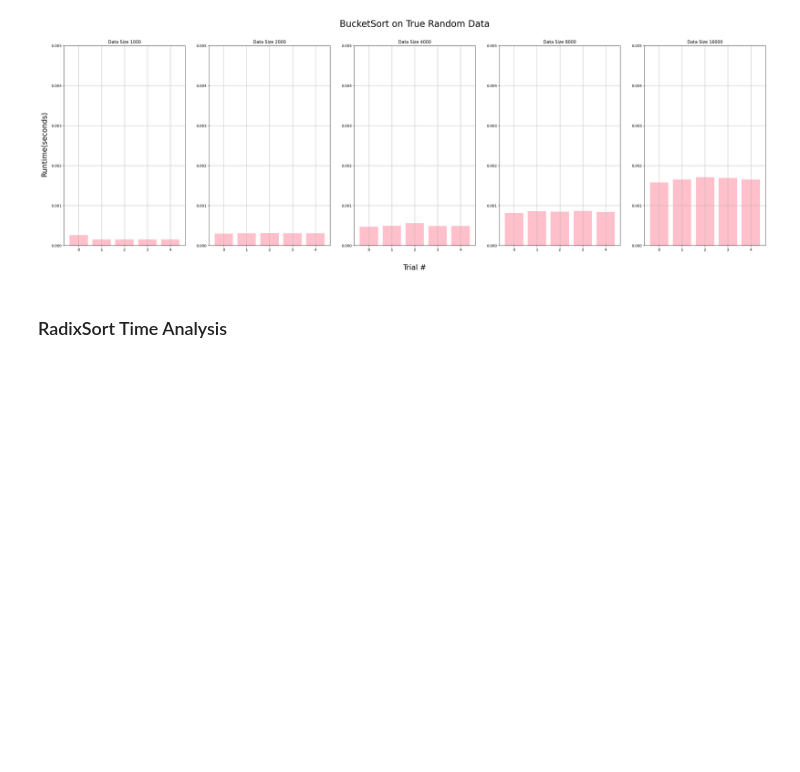
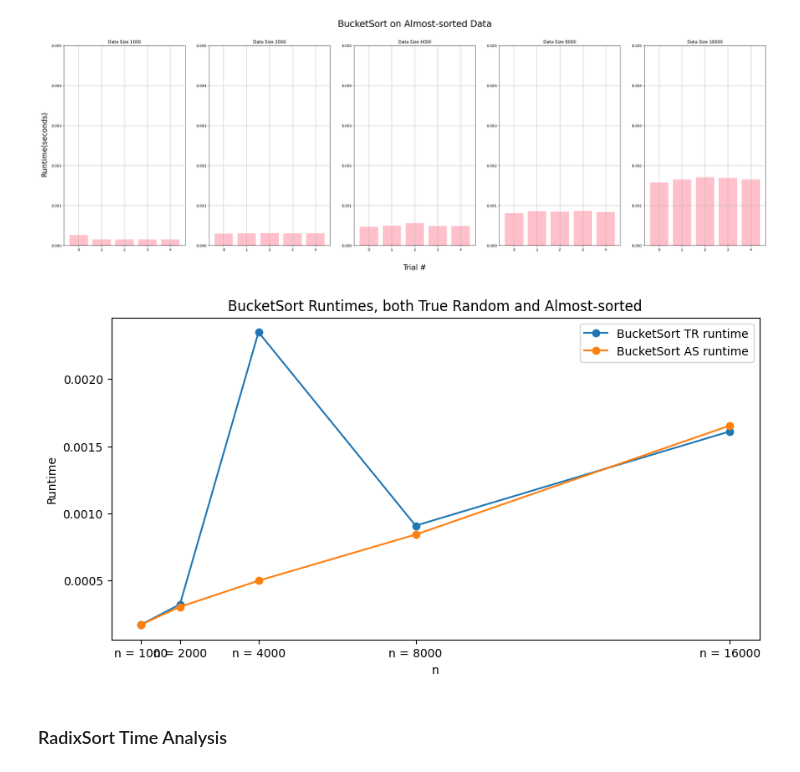
Before and after one commit to pjamespz/SCHOOL-intro-sorts, a Jupyter notebook: figures.ipynb, the cells around one changed output. Drawn from its saved outputs; the diff is of its cells as text; code cells hidden in the pictures; blank space fills up the shorter version.

```diff
--- a/figures.ipynb
+++ b/figures.ipynb
@@ -899,6 +899,47 @@ plt.show()
 # %% [output]
 [figure]
 [figure]
+# %%
+#Size vs. Execution Time in One Plot
+bucket_tr_runtime = []
+bucket_as_runtime = []
+
+working_mean = 0
+
+bucket_tr_runtime.append(bucket_tr_1000['Runtime'].mean())
+bucket_tr_runtime.append(bucket_tr_2000['Runtime'].mean())
+bucket_tr_runtime.append(bucket_tr_4000['Runtime'].mean())
+bucket_tr_runtime.append(bucket_tr_8000['Runtime'].mean())
+bucket_tr_runtime.append(bucket_tr_16000['Runtime'].mean())
+
+bucket_as_runtime.append(bucket_as_1000['Runtime'].mean())
+bucket_as_runtime.append(bucket_as_2000['Runtime'].mean())
+bucket_as_runtime.append(bucket_as_4000['Runtime'].mean())
+bucket_as_runtime.append(bucket_as_8000['Runtime'].mean())
+bucket_as_runtime.append(bucket_as_16000['Runtime'].mean())
+
+# These are your n values
+n_values = [1000, 2000, 4000, 8000, 16000]
+
+plt.figure(figsize=(10, 5))  # Optional: Adjusts the figure size
+
+# Plotting both lists
+plt.plot(n_values, bucket_tr_runtime, label='BucketSort TR runtime', marker='o')  # 'o' adds markers to each point
+plt.plot(n_values, bucket_as_runtime, label='BucketSort AS runtime', marker='o')
+
+# Adding titles and labels
+plt.title('BucketSort Runtimes, both True Random and Almost-sorted')
+plt.xlabel('n')
+plt.ylabel('Runtime')
+plt.xticks(n_values, labels=[f'n = {val}' for val in n_values])  # Sets custom labels for the x-axis
+
+# Adding a legend to explain which line is which
+plt.legend()
+
+# Display the plot
+plt.show()
+# %% [output]
+[figure, added]
 # %% [markdown]
 ### RadixSort Time Analysis
 # %%
```
Also changed, not shown: parts of 16 cells of this notebook, 1 other file.
